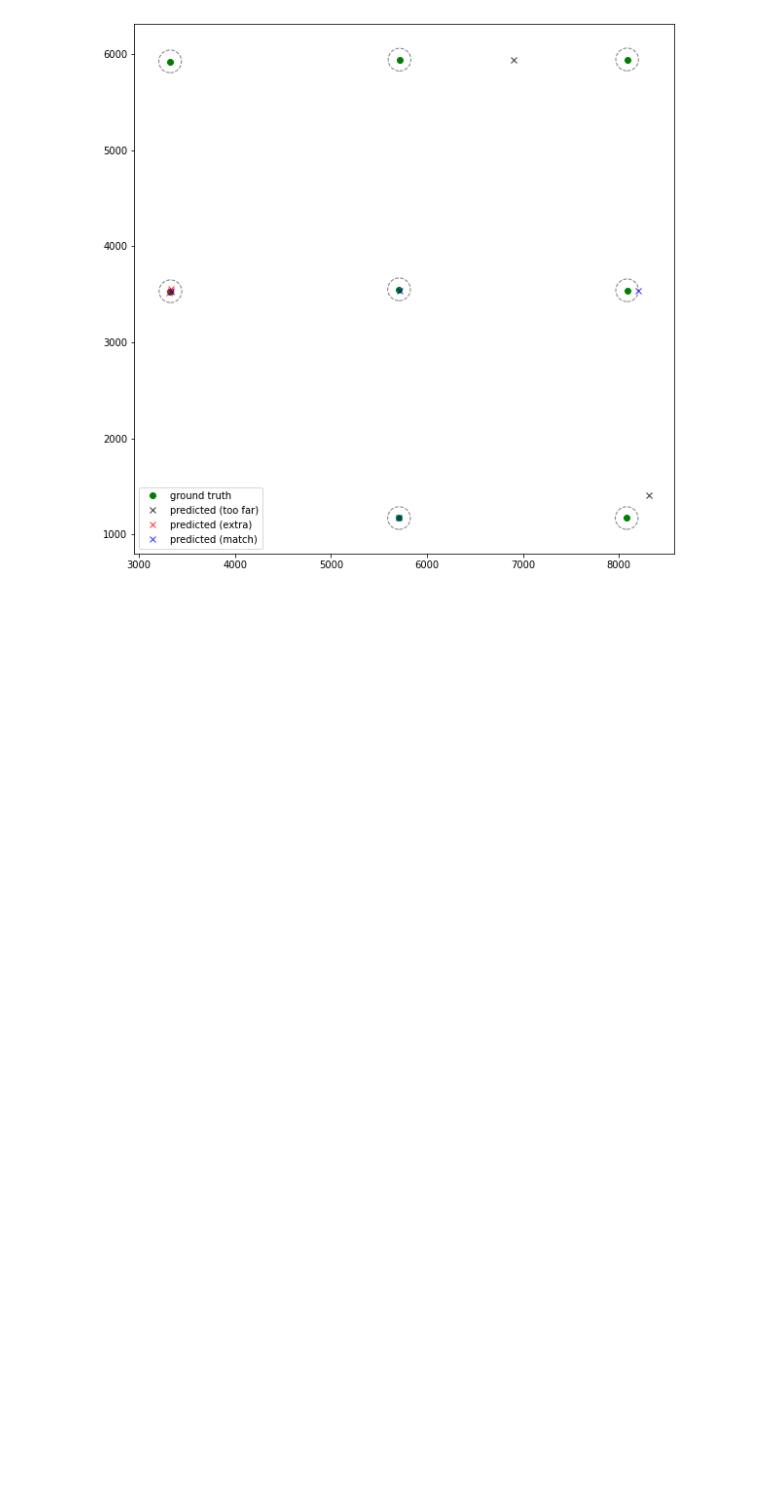
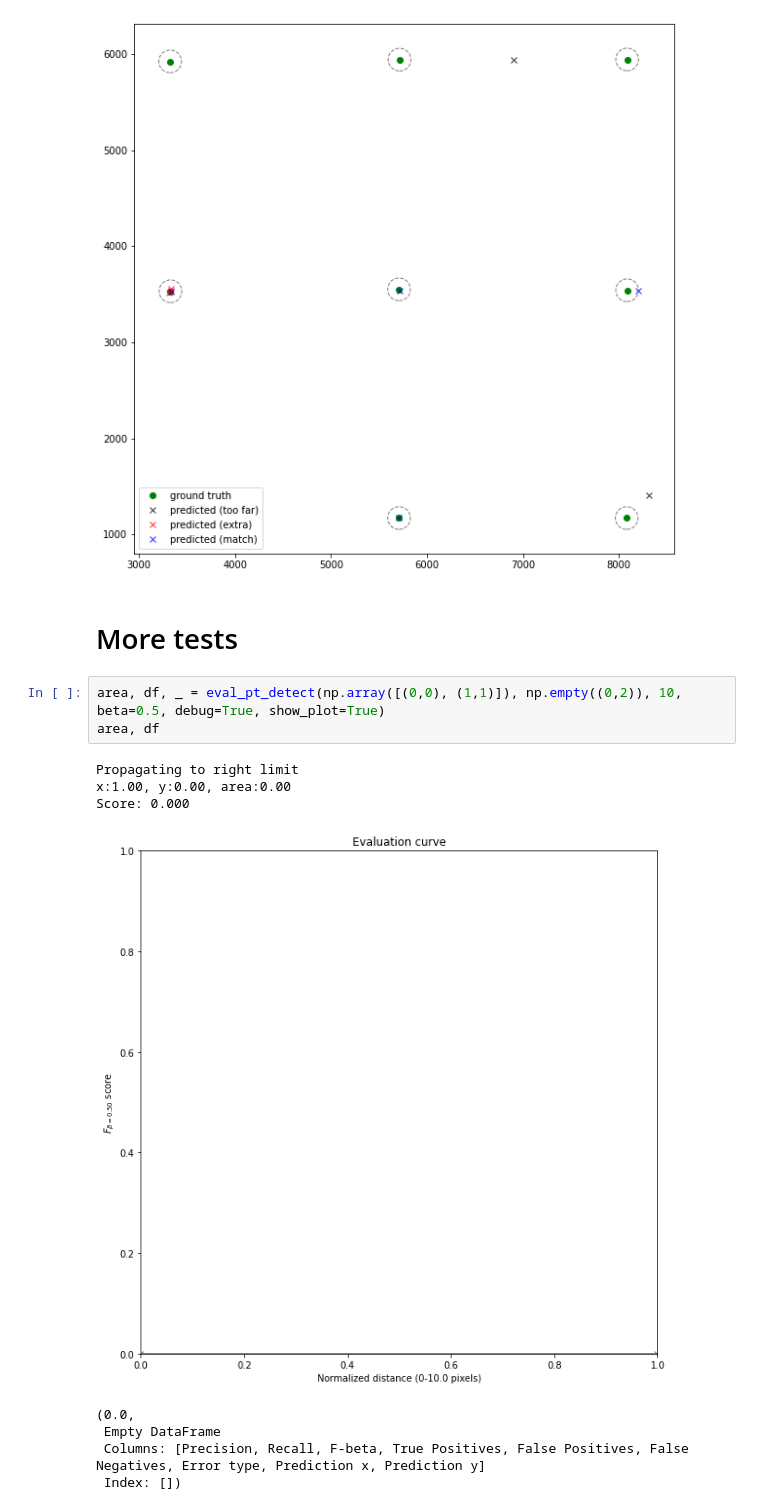
Before and after one commit to icdar21-mapseg/icdar21-mapseg-eval, a Jupyter notebook: task3_point_detect_eval_demo.ipynb, the cells around one changed output. Drawn from its saved outputs; the diff is of its cells as text; blank space fills up the shorter version.

Commit message:
more tests

```diff
--- a/task3_point_detect_eval_demo.ipynb
+++ b/task3_point_detect_eval_demo.ipynb
@@ -129,3 +129,17 @@ show_predictions_classified(ground_truth, df, radius_limit)
 show_predictions_classified(ground_truth, df, radius_limit, filename="out.pdf")
 # %% [output]
 [figure]
+# %% [markdown]
+# More tests
+# %%
+area, df, _ = eval_pt_detect(np.array([(0,0), (1,1)]), np.empty((0,2)), 10, beta=0.5, debug=True, show_plot=True)
+area, df
+# %% [output]
+Propagating to right limit
+x:1.00, y:0.00, area:0.00
+Score: 0.000
+[figure, added]
+(0.0,
+ Empty DataFrame
+ Columns: [Precision, Recall, F-beta, True Positives, False Positives, False Negatives, Error type, Prediction x, Prediction y]
+ Index: [])
```
Also changed, not shown: parts of 13 cells of this notebook.
